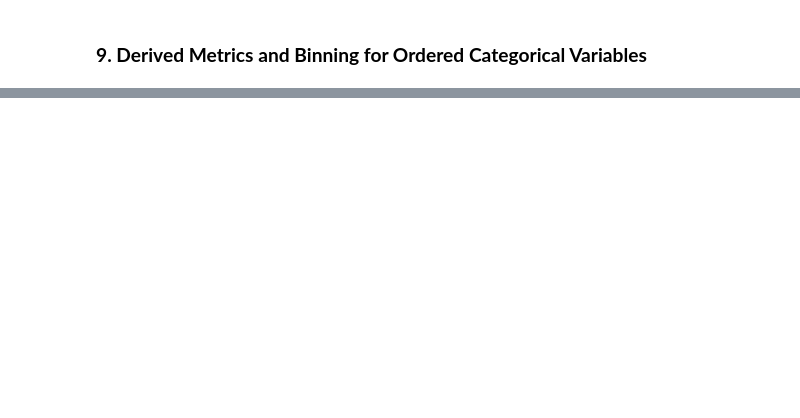
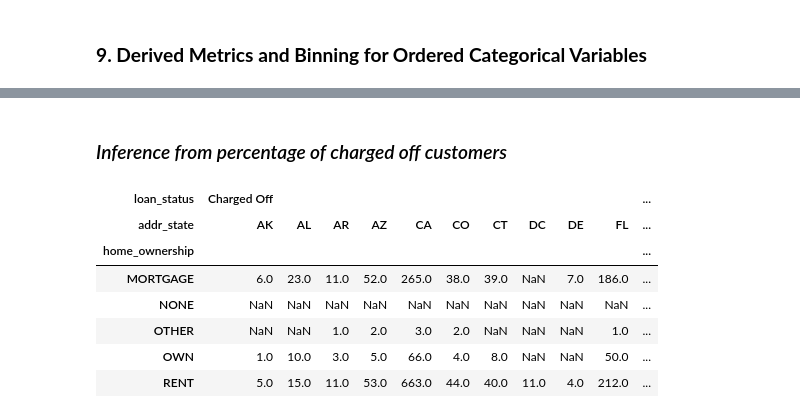
Before and after one commit to karthickchetti/LendingClubCaseStudy, a Jupyter notebook: Karthick_Chetti.ipynb, the cells around one changed output, grey strips where cells are left out. Drawn from its saved outputs; the diff is of its cells as text; code cells hidden in the pictures; blank space fills up the shorter version.

```diff
--- a/Karthick_Chetti.ipynb
+++ b/Karthick_Chetti.ipynb
@@ -371,0 +516,15 @@ plt.show()
+# %% [markdown]
+### *Inference from percentage of charged off customers*
+# %%
+pivot=pd.pivot_table(df,values="id",index="home_ownership",columns=("loan_status","addr_state",),aggfunc=lambda x: len(x.unique()))
+# %%
+pivot
+# %% [output]
+| loan_status | Charged Off |  |  |  |  |  |  |  |  |  | ... |
+| addr_state | AK | AL | AR | AZ | CA | CO | CT | DC | DE | FL | ... |
+| home_ownership |  |  |  |  |  |  |  |  |  |  | ... |
+| MORTGAGE | 6.0 | 23.0 | 11.0 | 52.0 | 265.0 | 38.0 | 39.0 | NaN | 7.0 | 186.0 | ... |
+| NONE | NaN | NaN | NaN | NaN | NaN | NaN | NaN | NaN | NaN | NaN | ... |
+| OTHER | NaN | NaN | 1.0 | 2.0 | 3.0 | 2.0 | NaN | NaN | NaN | 1.0 | ... |
+| OWN | 1.0 | 10.0 | 3.0 | 5.0 | 66.0 | 4.0 | 8.0 | NaN | NaN | 50.0 | ... |
+| RENT | 5.0 | 15.0 | 11.0 | 53.0 | 663.0 | 44.0 | 40.0 | 11.0 | 4.0 | 212.0 | ... |
```
Also changed, not shown: parts of 37 cells of this notebook.
